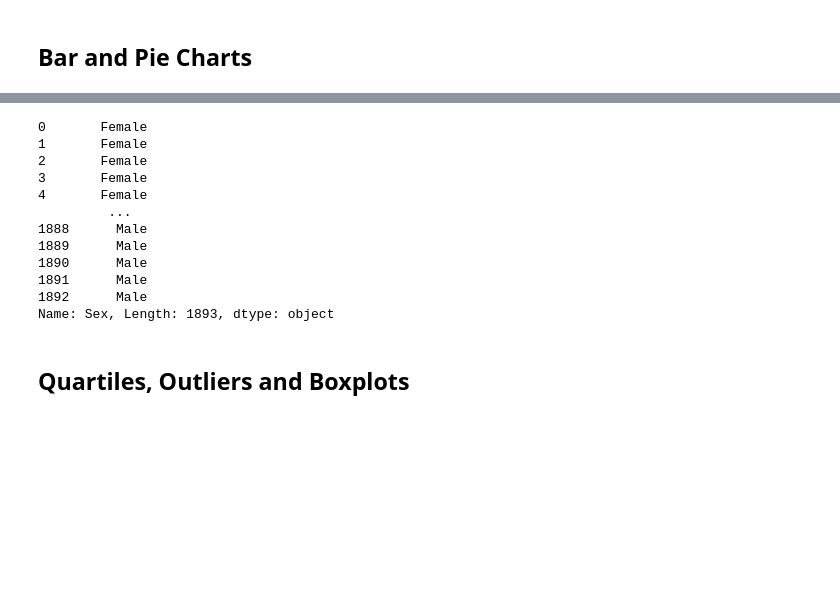
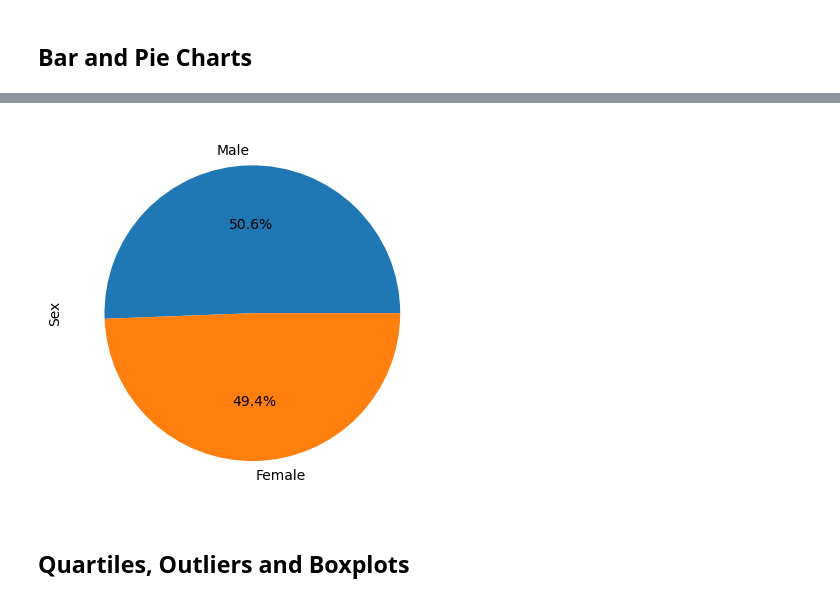
Before and after one commit to rerick999/challenge_05, a Jupyter notebook: Pymaceuticals/challenge_05.ipynb, the cells around one changed output, grey strips where cells are left out. Drawn from its saved outputs; the diff is of its cells as text; code cells hidden in the pictures; blank space fills up the shorter version.

```diff
--- a/Pymaceuticals/challenge_05.ipynb
+++ b/Pymaceuticals/challenge_05.ipynb
@@ -182,23 +176,13 @@ plt.show()
 # %%
 # Generate a pie plot showing the distribution of female versus male mice using pyplot
-df['Sex']
-#dffmma=df.groupby(['Drug Regimen']).count()['Timepoint']
-#dftpdr=dftpdr.sort_values(ascending=False)
-#ax=dftpdr.plot(kind='bar')
-#ax.set_ylabel('Number of Mice Tested')
+dfsx2=df.groupby(['Sex']).count()['Mouse ID']
+dfsx2=dfsx2.sort_values(ascending=False)
+fig2,ax2=plt.subplots()
+ax2.pie(dfsx2,labels=dfsx2.index,autopct='%1.1f%%')
+ax2.set_ylabel('Sex')
+plt.show()
 # %% [output]
-0       Female
-1       Female
-2       Female
-3       Female
-4       Female
-         ...
-1888      Male
-1889      Male
-1890      Male
-1891      Male
-1892      Male
-Name: Sex, Length: 1893, dtype: object
+[figure, added]
 # %% [markdown]
 ## Quartiles, Outliers and Boxplots
 # %%
```
Also changed, not shown: parts of 10 cells of this notebook.
